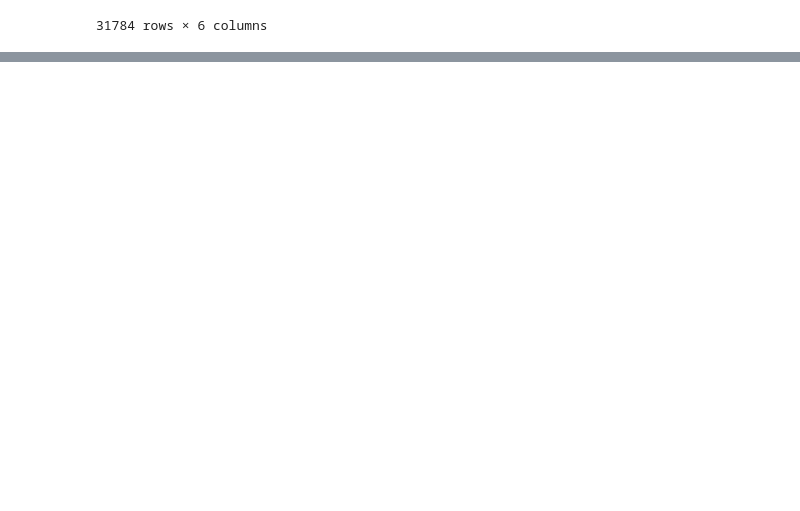
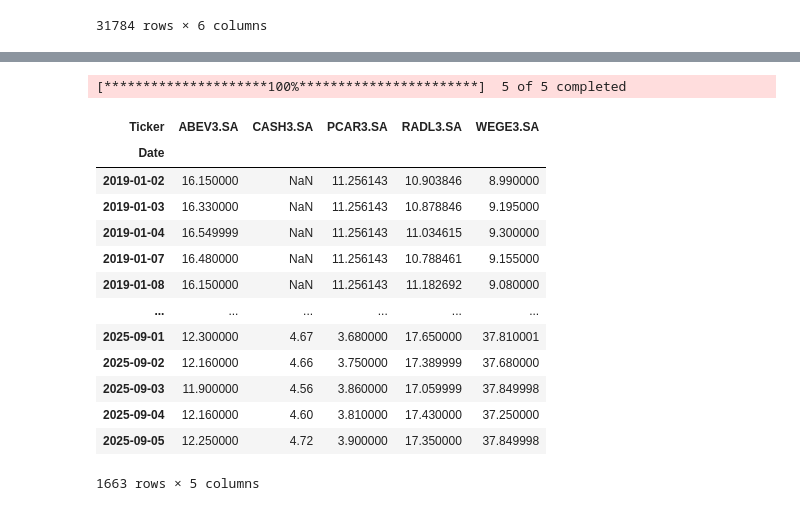
Before and after one commit to Jgonsan/Python, a Jupyter notebook: Pandas.ipynb, the cells around one changed output, grey strips where cells are left out. Drawn from its saved outputs; the diff is of its cells as text; code cells hidden in the pictures; blank space fills up the shorter version.

```diff
--- a/Pandas.ipynb
+++ b/Pandas.ipynb
@@ -1380,0 +1528,22 @@ dados_dre
+# %%
+#Desafio - Extração de dados do Yahoo Finance para o índice Bovespa
+
+acao = ['WEGE3.SA', 'ABEV3.SA', 'RADL3.SA', 'PCAR3.SA', 'CASH3.SA']
+dados = yf.download(tickers=acao, start='2018-12-31', end=datetime.now(), auto_adjust=False)
+dados['Close']
+# %% [output]
+[*********************100%***********************]  5 of 5 completed
+| Ticker | ABEV3.SA | CASH3.SA | PCAR3.SA | RADL3.SA | WEGE3.SA |
+| Date |  |  |  |  |  |
+| 2019-01-02 | 16.150000 | NaN | 11.256143 | 10.903846 | 8.990000 |
+| 2019-01-03 | 16.330000 | NaN | 11.256143 | 10.878846 | 9.195000 |
+| 2019-01-04 | 16.549999 | NaN | 11.256143 | 11.034615 | 9.300000 |
+| 2019-01-07 | 16.480000 | NaN | 11.256143 | 10.788461 | 9.155000 |
+| 2019-01-08 | 16.150000 | NaN | 11.256143 | 11.182692 | 9.080000 |
+| ... | ... | ... | ... | ... | ... |
+| 2025-09-01 | 12.300000 | 4.67 | 3.680000 | 17.650000 | 37.810001 |
+| 2025-09-02 | 12.160000 | 4.66 | 3.750000 | 17.389999 | 37.680000 |
+| 2025-09-03 | 11.900000 | 4.56 | 3.860000 | 17.059999 | 37.849998 |
+| 2025-09-04 | 12.160000 | 4.60 | 3.810000 | 17.430000 | 37.250000 |
+| 2025-09-05 | 12.250000 | 4.72 | 3.900000 | 17.350000 | 37.849998 |
+1663 rows × 5 columns
```
Also changed, not shown: parts of 9 cells of this notebook.
